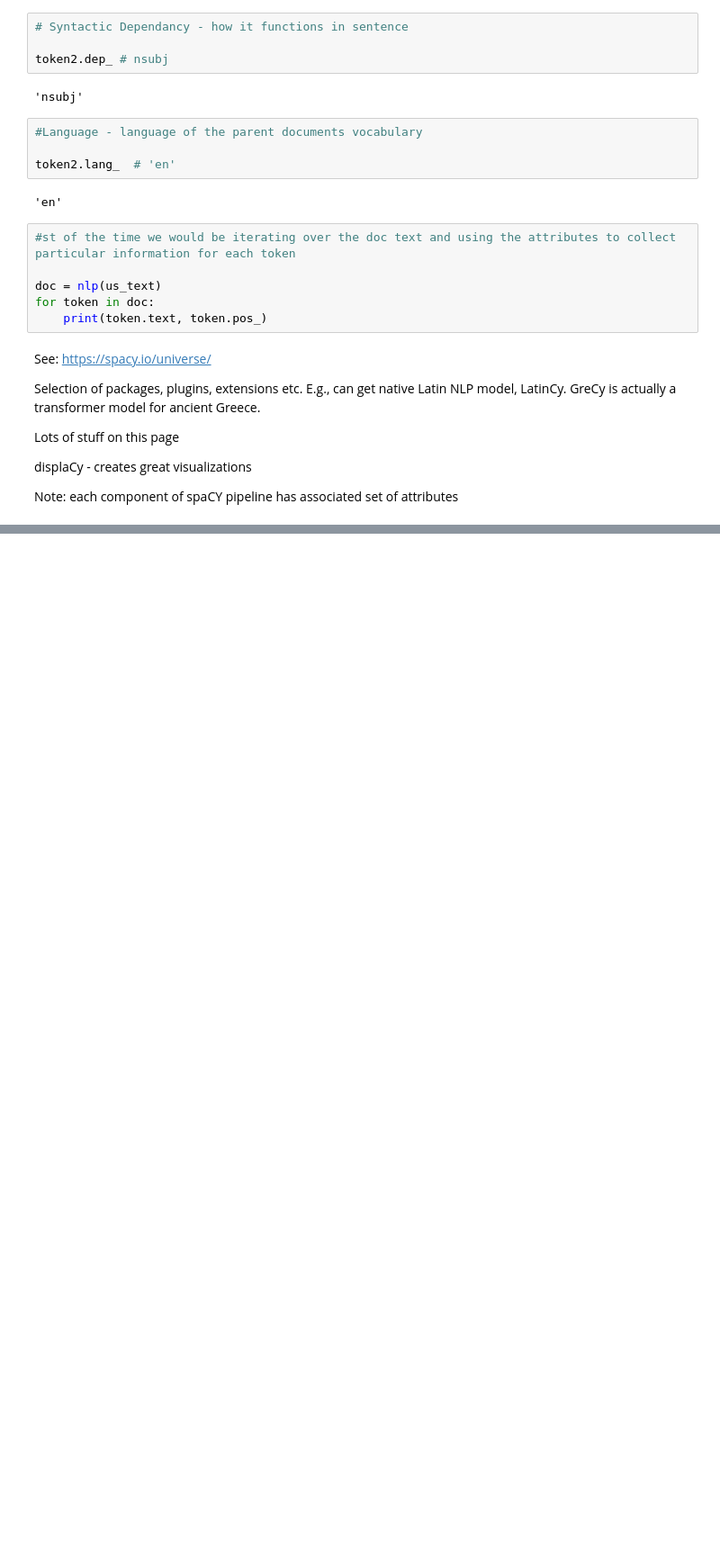
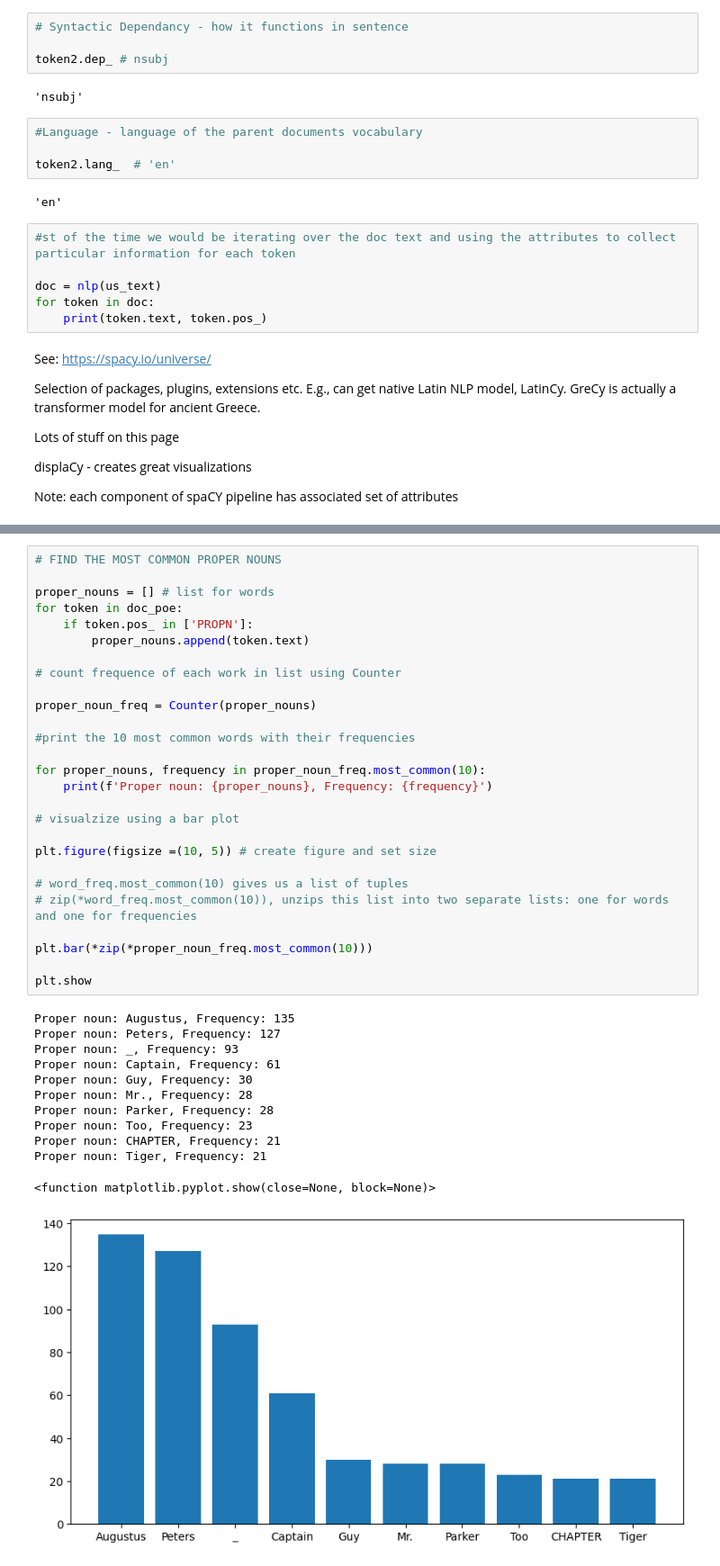
Before and after one commit to sconnin/Ithaka, a Jupyter notebook: spacy_1-2.ipynb, the cells around one changed output, grey strips where cells are left out. Shown at 90% size. Drawn from its saved outputs; the diff is of its cells as text; blank space fills up the shorter version.

```diff
--- a/spacy_1-2.ipynb
+++ b/spacy_1-2.ipynb
@@ -183,0 +393,40 @@ Note: each component of spaCY pipeline has associated set of attributes
+# %%
+# FIND THE MOST COMMON PROPER NOUNS
+
+proper_nouns = [] # list for words
+for token in doc_poe:
+    if token.pos_ in ['PROPN']:
+        proper_nouns.append(token.text)
+
+# count frequence of each work in list using Counter
+
+proper_noun_freq = Counter(proper_nouns)
+
+#print the 10 most common words with their frequencies
+
+for proper_nouns, frequency in proper_noun_freq.most_common(10):
+    print(f'Proper noun: {proper_nouns}, Frequency: {frequency}')
+
+# visualzize using a bar plot
+
+plt.figure(figsize =(10, 5)) # create figure and set size
+
+# word_freq.most_common(10) gives us a list of tuples
+# zip(*word_freq.most_common(10)), unzips this list into two separate lists: one for words and one for frequencies
+
+plt.bar(*zip(*proper_noun_freq.most_common(10)))
+
+plt.show
+# %% [output]
+Proper noun: Augustus, Frequency: 135
+Proper noun: Peters, Frequency: 127
+Proper noun: _, Frequency: 93
+Proper noun: Captain, Frequency: 61
+Proper noun: Guy, Frequency: 30
+Proper noun: Mr., Frequency: 28
+Proper noun: Parker, Frequency: 28
+Proper noun: Too, Frequency: 23
+Proper noun: CHAPTER, Frequency: 21
+Proper noun: Tiger, Frequency: 21
+<function matplotlib.pyplot.show(close=None, block=None)>
+[figure, added]
```
Also changed, not shown: parts of 19 cells of this notebook.
